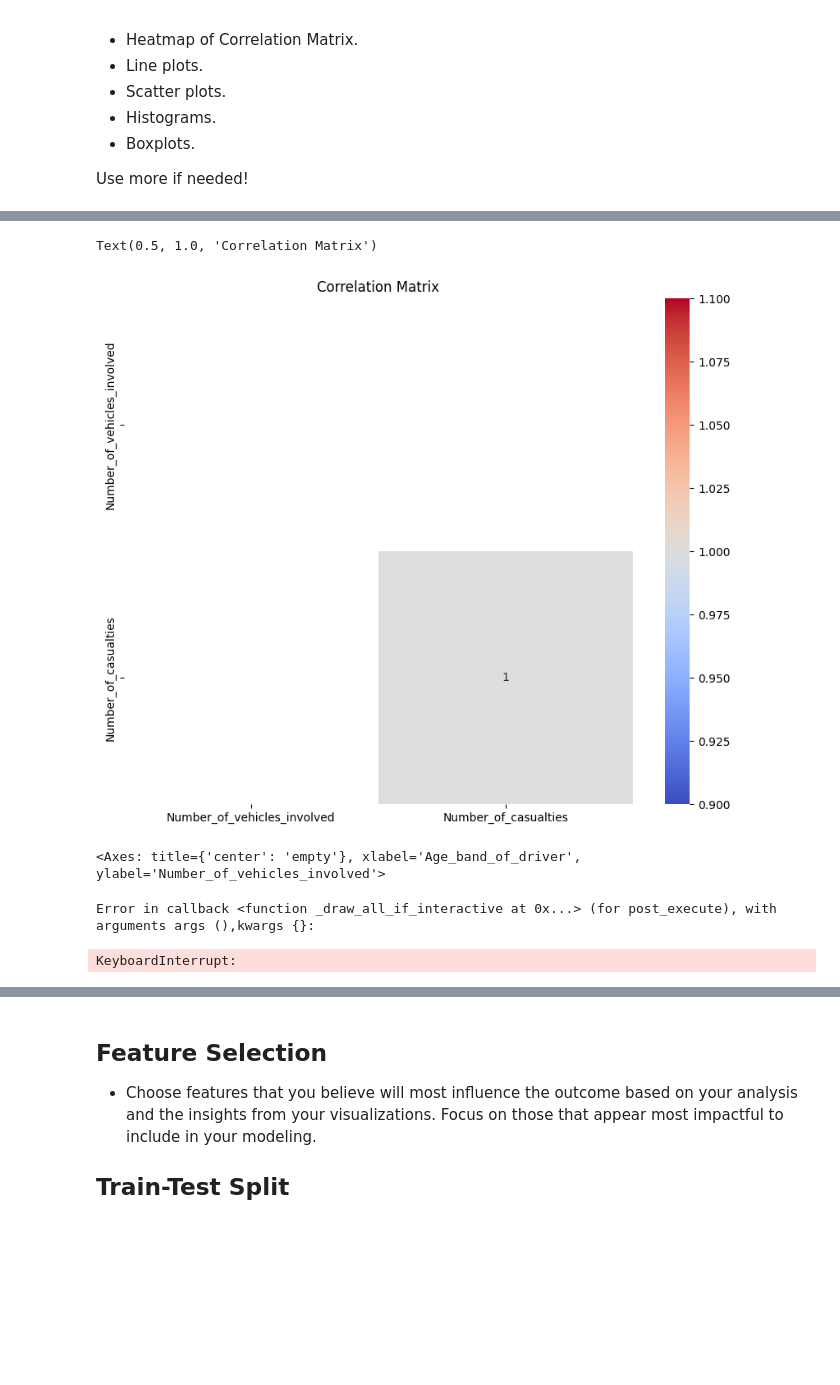
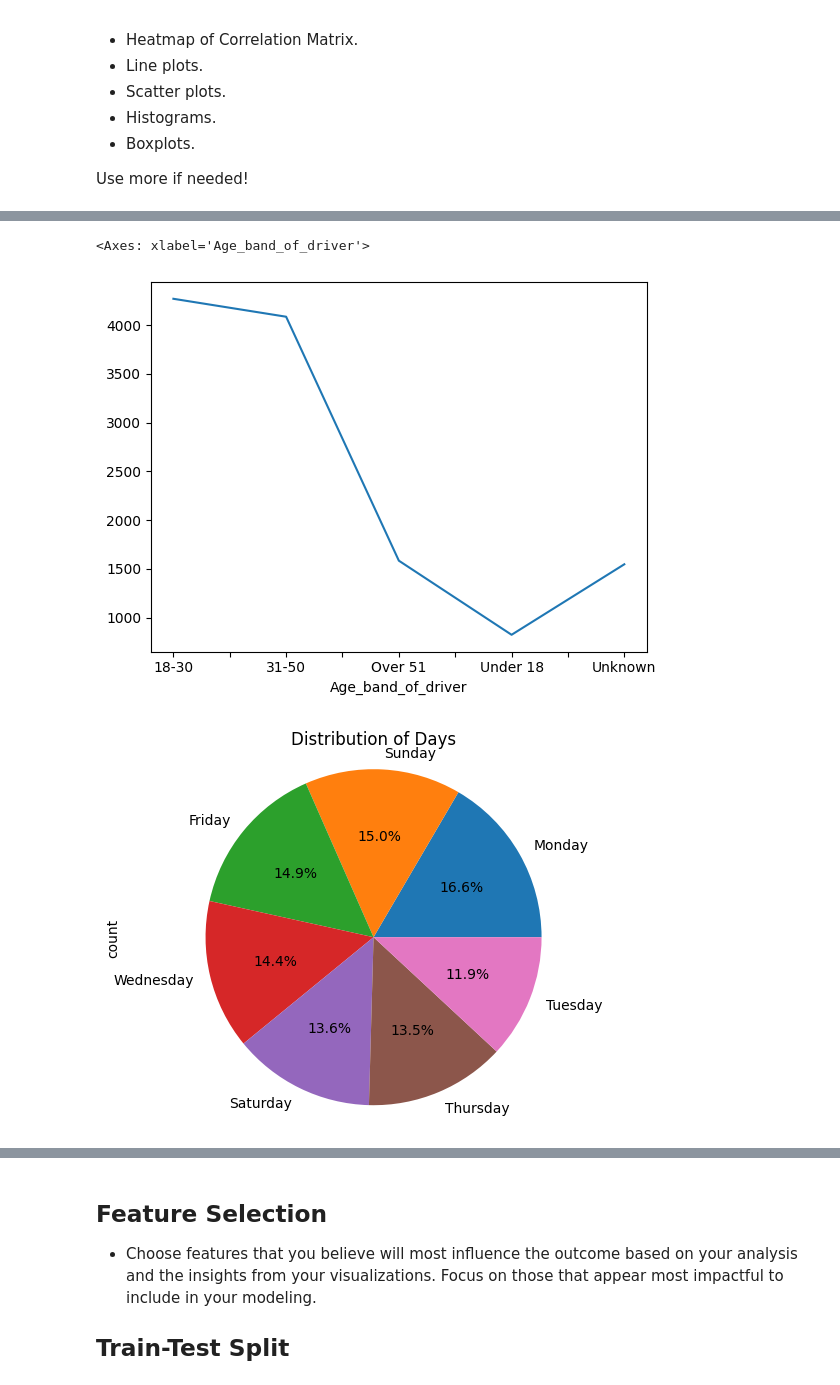
Before and after one commit to AhmadAlamri23/T5-Project---Data-Science-and-AI, a Jupyter notebook: Weekly_Project.ipynb, the cells around one changed output, grey strips where cells are left out. Cells and saved outputs as stored; diff of their text form; code cells hidden in the pictures; blank space fills up the shorter version.

```diff
--- a/Weekly_Project.ipynb
+++ b/Weekly_Project.ipynb
@@ -180,10 +217,11 @@ df
 # %%
-#LabelEncoding
 from sklearn.preprocessing import LabelEncoder
-label = {}
-for column in ['Age_band_of_driver','Educational_level']:
-   label[column] = LabelEncoder()
-   df[column]= label[column].fit_transform(df[column])
 
-df
+#Label Encoding:
+encoder = LabelEncoder()
+encoded_data = encoder.fit_transform(['Accident_severity'])
+
+#One-Hot Encoding:
+One_hot_df = pd.get_dummies(df, columns=['Age_band_of_driver', 'Sex_of_driver'])
+One_hot_df
 # %% [output]
@@ -213,4 +240,0 @@ See the caveats in the documentation: https://pandas.pydata.org/pandas-docs/stab
-# %%
-# One Hot
-df = pd.get_dummies(df,columns=['Day_of_week','Sex_of_driver','Type_of_vehicle'],drop_first=True)
-df
@@ -219,7 +240,0 @@ KeyError: "None of [Index(['Day_of_week', 'Sex_of_driver', 'Type_of_vehicle'], d
-# %%
-# Detection and Treatment of Outliers
-Q1 =df[Numrical].quantile(0.25)
-Q2 = df[Numrical].quantile(0.75)
-IQR = Q2 - Q1
-df = df [~((df[Numrical]<(Q1 - 1.5 * IQR))| (df[Numrical]>(Q2 + 1.5 *IQR))).any(axis=1)]
-df
@@ -240,3 +240,0 @@ df
-# %%
-# Feature Engineering
-df['new_feature'] = df['Number_of_vehicles_involved'] * df['Number_of_casualties']
@@ -276,17 +259,14 @@ df
 # %%
-#Heatmap of correlation matrix
-corr =df[Numrical].corr()
-plt.figure(figsize=(10 ,8))
-
-sns.heatmap(corr,annot=True,cmap='coolwarm')
-plt.title('Correlation Matrix')
+df['Age_band_of_driver'].value_counts().sort_index().plot.line()
 # %% [output]
-Text(0.5, 1.0, 'Correlation Matrix')
+<Axes: xlabel='Age_band_of_driver'>
-[figure, old version]
+[figure, new version]
 # %%
-df.plot(kind= 'bar',title='empty',xlabel='Age_band_of_driver',ylabel='Number_of_vehicles_involved')
+unique_days = df['Day_of_week'].unique()
+df['Day_of_week'].value_counts().plot.pie(labels=unique_days, autopct='%1.1f%%')
+plt.title('Distribution of Days')
+plt.axis('equal')
+plt.show()
 # %% [output]
-<Axes: title={'center': 'empty'}, xlabel='Age_band_of_driver', ylabel='Number_of_vehicles_involved'>
-Error in callback <function _draw_all_if_interactive at 0x...> (for post_execute), with arguments args (),kwargs {}:
-KeyboardInterrupt:
+[figure, added]
 # %%
```
Also changed, not shown: parts of 25 cells of this notebook.
